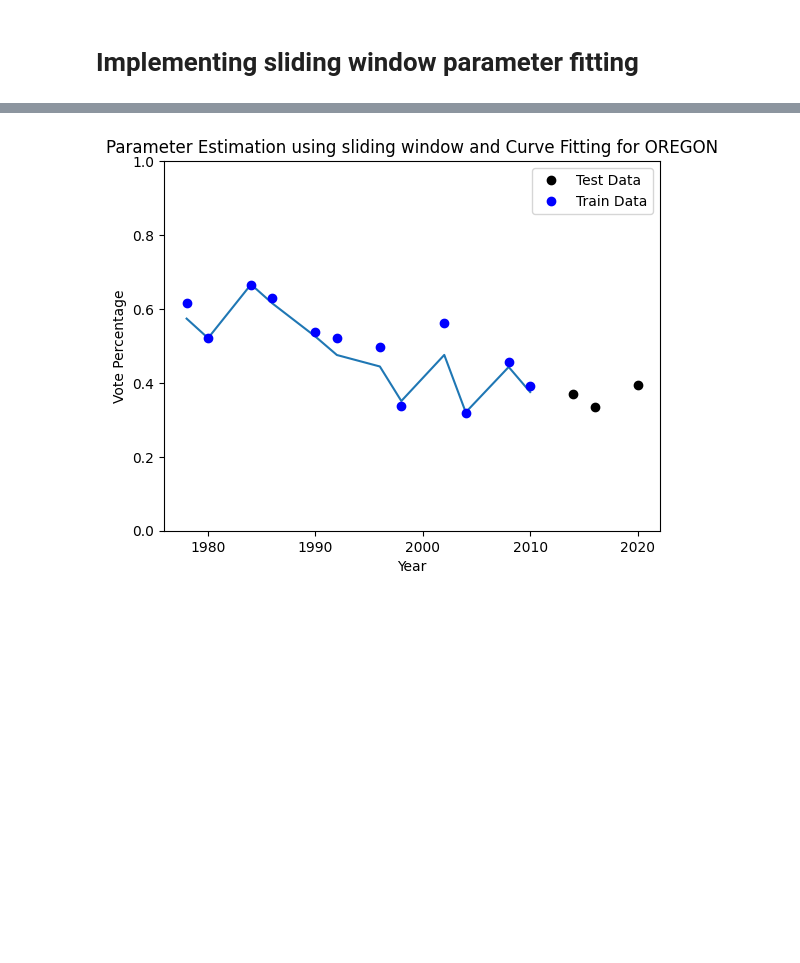
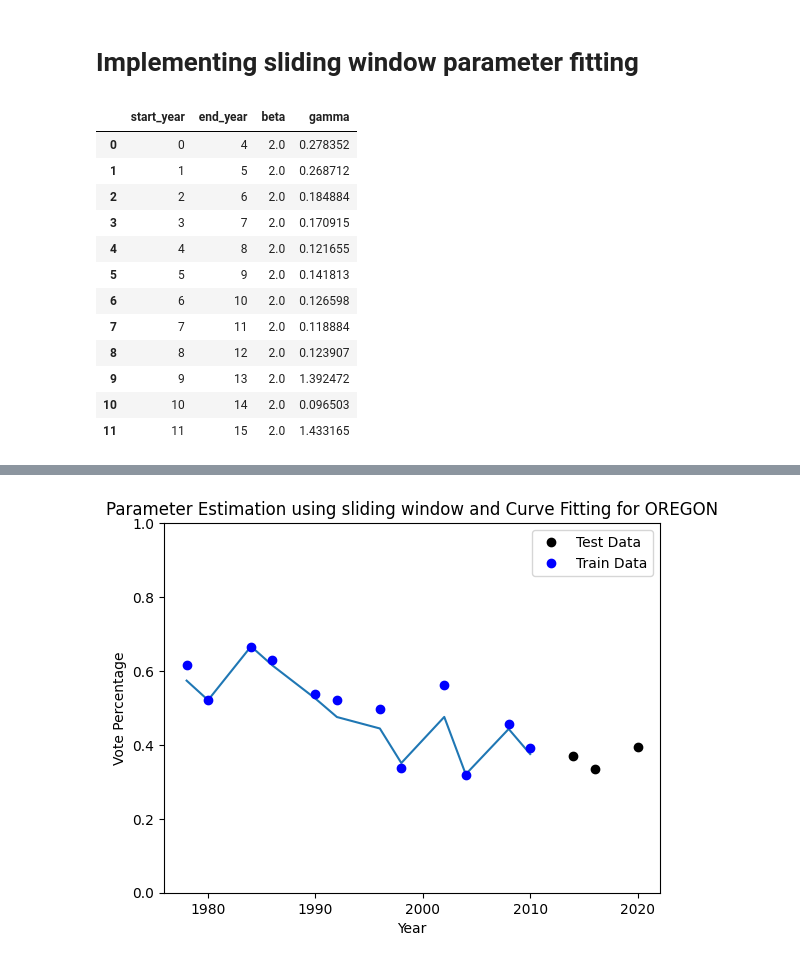
Before and after one commit to alanroyce20102003/bt5240, a Jupyter notebook: main.ipynb, the cells around one changed output, grey strips where cells are left out. Drawn from its saved outputs; the diff is of its cells as text; code cells hidden in the pictures; blank space fills up the shorter version.

```diff
--- a/main.ipynb
+++ b/main.ipynb
@@ -7,0 +33,7 @@ import numpy as np
+# %%
+def sir_model2(y, t, beta, gamma):
+    S, I, R = y
+    dSdt = -beta * S * I
+    dIdt = beta * S * I  - gamma * I
+    dRdt = gamma * I
+    return [dSdt, dIdt, dRdt]
@@ -342,2 +363,19 @@ for i in range(len(year)-M+1):
     beta_array[i], gamma_array[i] = params[:2]
     test_fit_array[i, :] = fit_sir_model(year[i:i+M], *params)
+# %%
+result_df = pd.DataFrame(results)
+result_df
+# %% [output]
+|  | start_year | end_year | beta | gamma |
+| 0 | 0 | 4 | 2.0 | 0.278352 |
+| 1 | 1 | 5 | 2.0 | 0.268712 |
+| 2 | 2 | 6 | 2.0 | 0.184884 |
+| 3 | 3 | 7 | 2.0 | 0.170915 |
+| 4 | 4 | 8 | 2.0 | 0.121655 |
+| 5 | 5 | 9 | 2.0 | 0.141813 |
+| 6 | 6 | 10 | 2.0 | 0.126598 |
+| 7 | 7 | 11 | 2.0 | 0.118884 |
+| 8 | 8 | 12 | 2.0 | 0.123907 |
+| 9 | 9 | 13 | 2.0 | 1.392472 |
+| 10 | 10 | 14 | 2.0 | 0.096503 |
+| 11 | 11 | 15 | 2.0 | 1.433165 |
```
Also changed, not shown: parts of 20 cells of this notebook, 8 other files.
